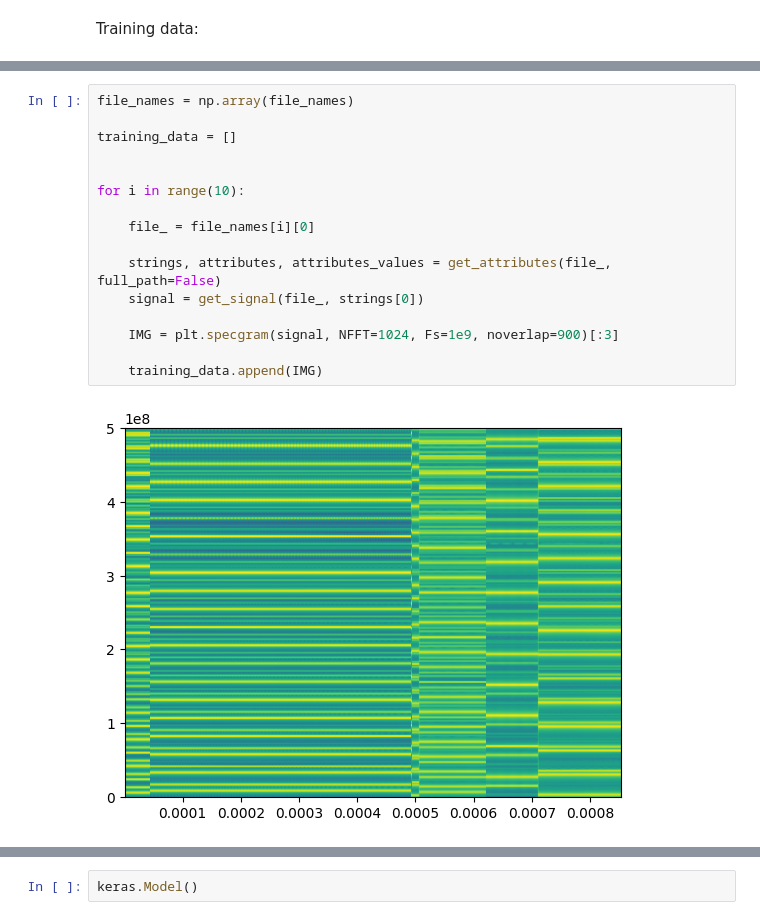
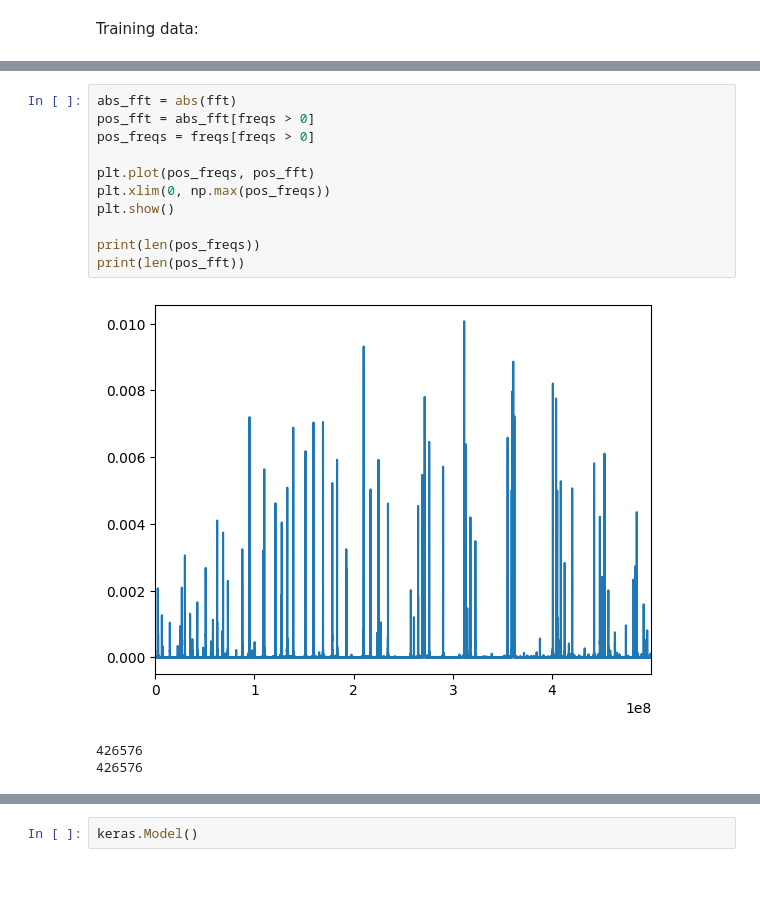
Before and after one commit to QTNM/PowerCutStats, a Jupyter notebook: examples/finding carrier freq.ipynb, the cells around one changed output, grey strips where cells are left out. Cells and saved outputs as stored; diff of their text form; blank space fills up the shorter version.

```diff
--- a/examples/finding carrier freq.ipynb
+++ b/examples/finding carrier freq.ipynb
@@ -47,18 +98,15 @@ plt.colorbar()
-# %%
-file_names = np.array(file_names)
-
-training_data = []
-
-
-for i in range(10):
-
-    file_ = file_names[i][0]
-
-    strings, attributes, attributes_values = get_attributes(file_, full_path=False)
-    signal = get_signal(file_, strings[0])
-
-    IMG = plt.specgram(signal, NFFT=1024, Fs=1e9, noverlap=900)[:3]
-
-    training_data.append(IMG)
-# %% [output]
-[figure, removed]
+# %%
+abs_fft = abs(fft)
+pos_fft = abs_fft[freqs > 0]
+pos_freqs = freqs[freqs > 0]
+
+plt.plot(pos_freqs, pos_fft)
+plt.xlim(0, np.max(pos_freqs))
+plt.show()
+
+print(len(pos_freqs))
+print(len(pos_fft))
+# %% [output]
+[figure, added]
+426576
+426576
```
Also changed, not shown: parts of 15 cells of this notebook.
